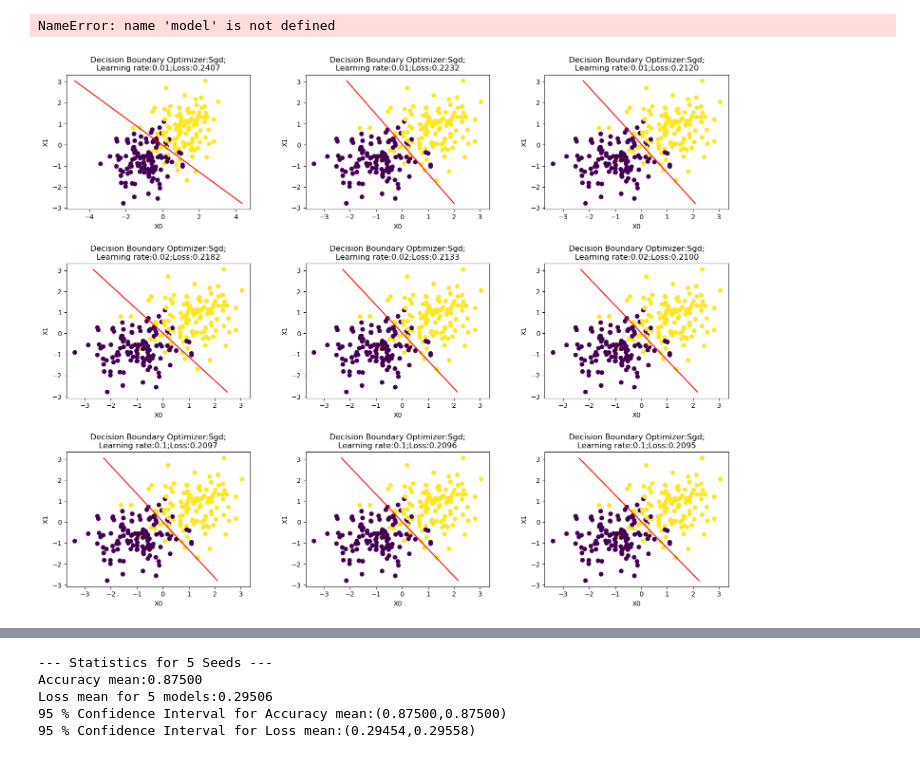
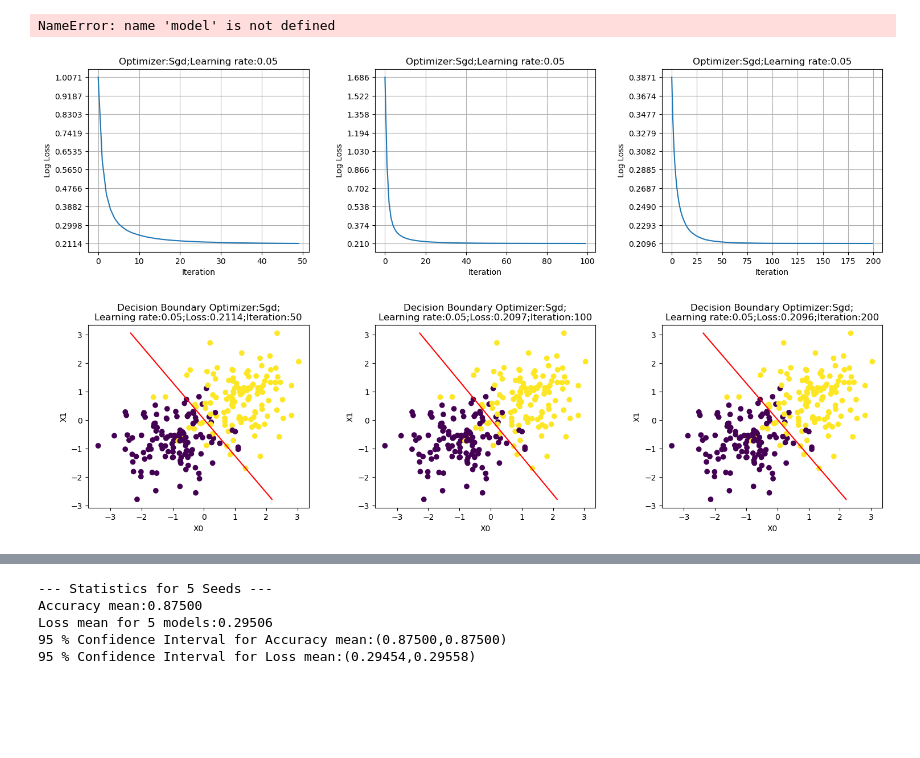
Before and after one commit to YasinVeliyev/AiAcademy_Math_Final, a Jupyter notebook: Untitled.ipynb, the cells around one changed output, grey strips where cells are left out. Cells and saved outputs as stored; diff of their text form; code cells hidden in the pictures; blank space fills up the shorter version.

```diff
--- a/Untitled.ipynb
+++ b/Untitled.ipynb
@@ -187,11 +187,12 @@ class SoftMaxClassification:
         X1 = np.sort(X[:,1])
         X0 = -(X1 * w_diff[1] + b_diff)/w_diff[0]
 
-        ax.set_title(f"Decision Boundary Optimizer:{self.optimizer.capitalize()};\nLearning rate:{self.learning_rate};Loss:{self.loss[-1]:.4f}")
+        ax.set_title(f"Decision Boundary Optimizer:{self.optimizer.capitalize()};\nLearning rate:{self.learning_rate};Loss:{self.loss[-1]:.4f};Iteration:{self.max_iter}")
         ax.set_ylabel("X1")
         ax.set_xlabel("X0")
         ax.scatter(X[:,0],X[:,1],c=y)
         ax.plot(X0,X1,color="red")
+
 
 
     @classmethod
@@ -268,11 +269,11 @@ model_l.plot_loss()
 # %%
 model_l.plot_decison_boundary(X_l_train,y_l_train)
 # %%
-fig, axs = plt.subplots(3, 3,figsize=(18, 14),gridspec_kw={"hspace": 0.4, "wspace": 0.3})
-for i,(lr,e) in enumerate(itertools.product([0.01,0.02,0.1],[50,100,200])):
+fig, axs = plt.subplots(2, 3,figsize=(18, 10),gridspec_kw={"hspace": 0.4, "wspace": 0.3})
+for i,(lr,e) in enumerate(itertools.product([0.05],[50,100,200])):
     ss = SoftMaxClassification(learning_rate=lr,max_iter=e)
     ss.fit(X_l_train,y_l_train)
-    ax = axs[i//3,i%3]
-    ss.plot_decison_boundary(X_l_train,y_l_train,ax)
+    ss.plot_loss(ax=axs[0,i%3])
+    ss.plot_decison_boundary(X_l_train,y_l_train,ax=axs[1,i%3])
 # %% [output]
-[figure, old version]
+[figure, new version]
```
Also changed, not shown: parts of 9 cells of this notebook, 2 other files.
